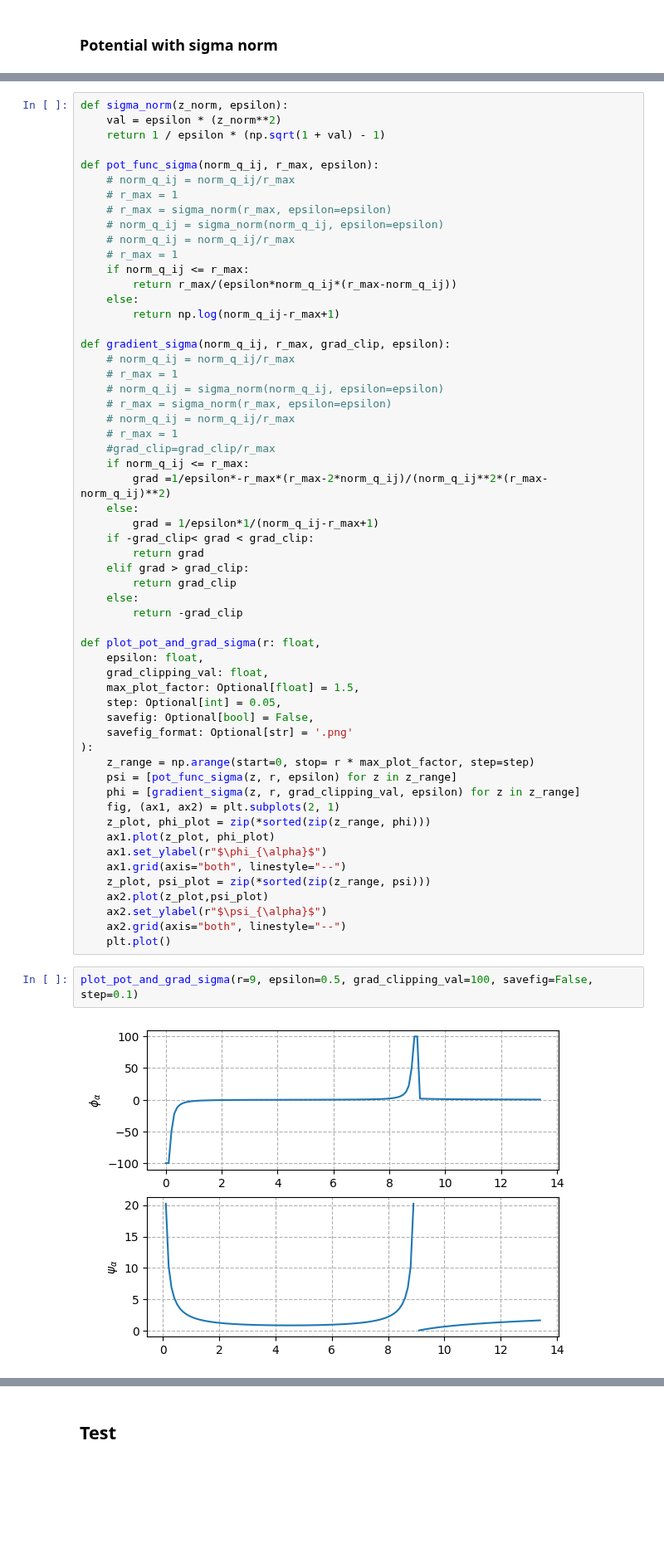
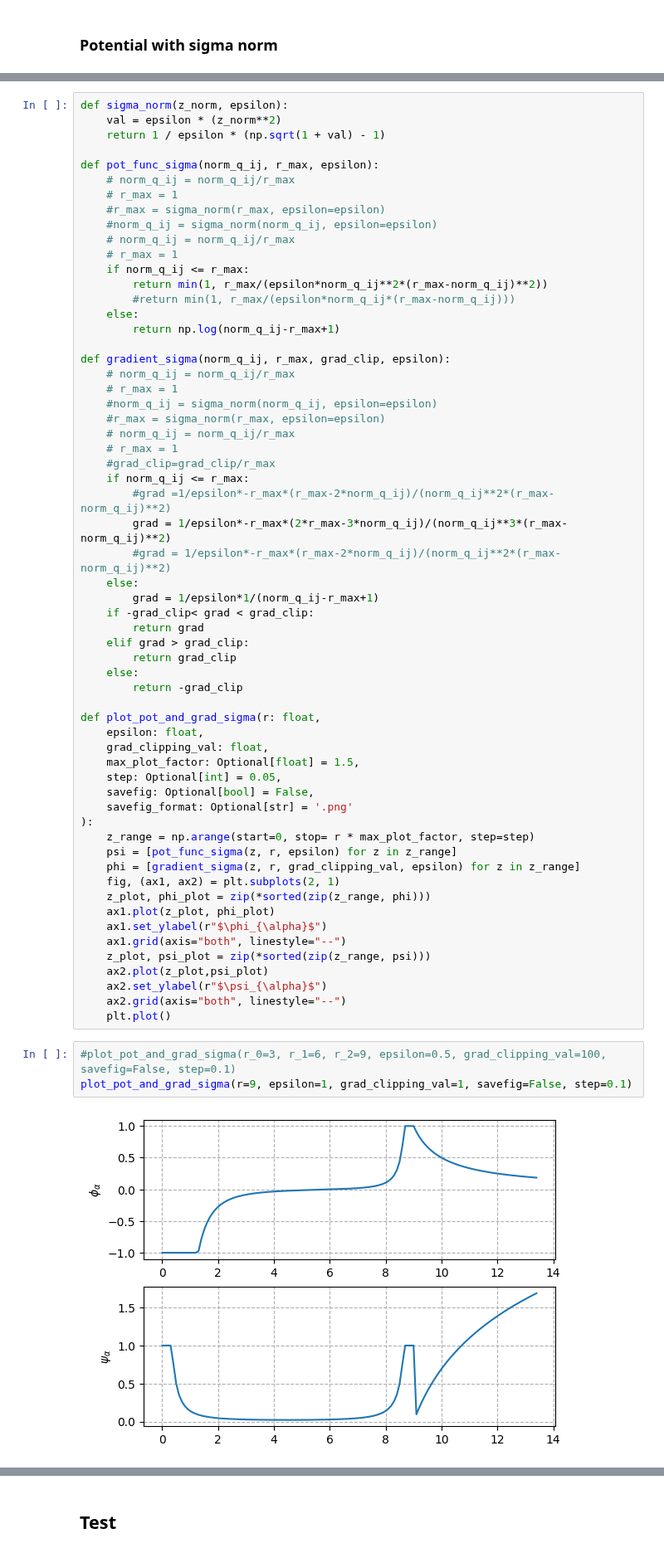
Before and after one commit to MariusWiggert/OceanPlatformControl, a Jupyter notebook: scripts/nicolas/misc/pot_func_design.ipynb, the cells around one changed output, grey strips where cells are left out. Shown at 83% size. Cells and saved outputs as stored; diff of their text form; blank space fills up the shorter version.

```diff
--- a/scripts/nicolas/misc/pot_func_design.ipynb
+++ b/scripts/nicolas/misc/pot_func_design.ipynb
@@ -253,25 +331,28 @@ def sigma_norm(z_norm, epsilon):
 def pot_func_sigma(norm_q_ij, r_max, epsilon):
     # norm_q_ij = norm_q_ij/r_max
     # r_max = 1
-    # r_max = sigma_norm(r_max, epsilon=epsilon)
-    # norm_q_ij = sigma_norm(norm_q_ij, epsilon=epsilon)
+    #r_max = sigma_norm(r_max, epsilon=epsilon)
+    #norm_q_ij = sigma_norm(norm_q_ij, epsilon=epsilon)
     # norm_q_ij = norm_q_ij/r_max
     # r_max = 1
     if norm_q_ij <= r_max:
-        return r_max/(epsilon*norm_q_ij*(r_max-norm_q_ij))
+        return min(1, r_max/(epsilon*norm_q_ij**2*(r_max-norm_q_ij)**2))
+        #return min(1, r_max/(epsilon*norm_q_ij*(r_max-norm_q_ij)))
     else:
         return np.log(norm_q_ij-r_max+1)
 
 def gradient_sigma(norm_q_ij, r_max, grad_clip, epsilon):
     # norm_q_ij = norm_q_ij/r_max
     # r_max = 1
-    # norm_q_ij = sigma_norm(norm_q_ij, epsilon=epsilon)
-    # r_max = sigma_norm(r_max, epsilon=epsilon)
+    #norm_q_ij = sigma_norm(norm_q_ij, epsilon=epsilon)
+    #r_max = sigma_norm(r_max, epsilon=epsilon)
     # norm_q_ij = norm_q_ij/r_max
     # r_max = 1
     #grad_clip=grad_clip/r_max
     if norm_q_ij <= r_max:
-        grad =1/epsilon*-r_max*(r_max-2*norm_q_ij)/(norm_q_ij**2*(r_max-norm_q_ij)**2)
+        #grad =1/epsilon*-r_max*(r_max-2*norm_q_ij)/(norm_q_ij**2*(r_max-norm_q_ij)**2)
+        grad = 1/epsilon*-r_max*(2*r_max-3*norm_q_ij)/(norm_q_ij**3*(r_max-norm_q_ij)**2)
+        #grad = 1/epsilon*-r_max*(r_max-2*norm_q_ij)/(norm_q_ij**2*(r_max-norm_q_ij)**2)
     else:
         grad = 1/epsilon*1/(norm_q_ij-r_max+1)
     if -grad_clip< grad < grad_clip:
@@ -303,7 +384,8 @@ def plot_pot_and_grad_sigma(r: float,
     ax2.grid(axis="both", linestyle="--")
     plt.plot()
 # %%
-plot_pot_and_grad_sigma(r=9, epsilon=0.5, grad_clipping_val=100, savefig=False, step=0.1)
+#plot_pot_and_grad_sigma(r_0=3, r_1=6, r_2=9, epsilon=0.5, grad_clipping_val=100, savefig=False, step=0.1)
+plot_pot_and_grad_sigma(r=9, epsilon=1, grad_clipping_val=1, savefig=False, step=0.1)
 # %% [output]
-[figure, old version]
+[figure, new version]
 # %%
```
Also changed, not shown: parts of 2 cells of this notebook, 1 other file.
